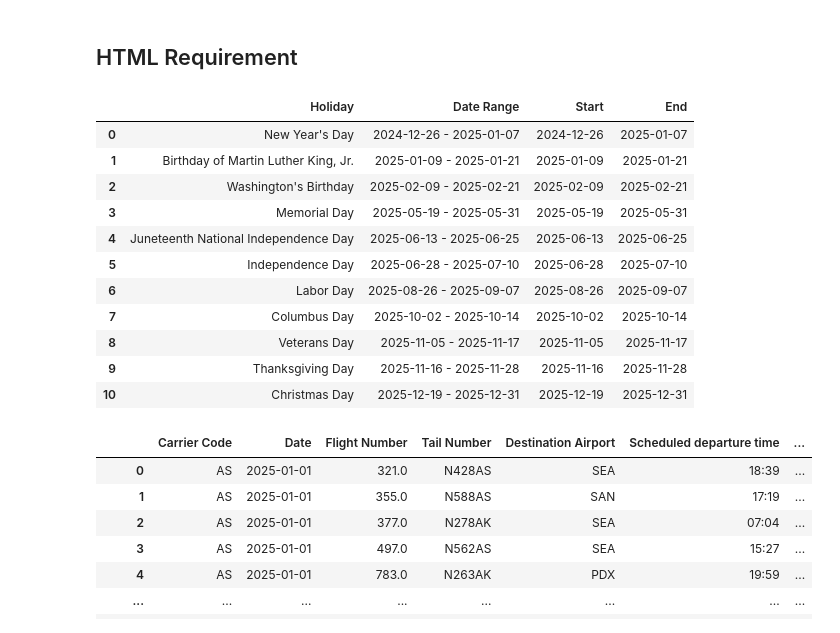
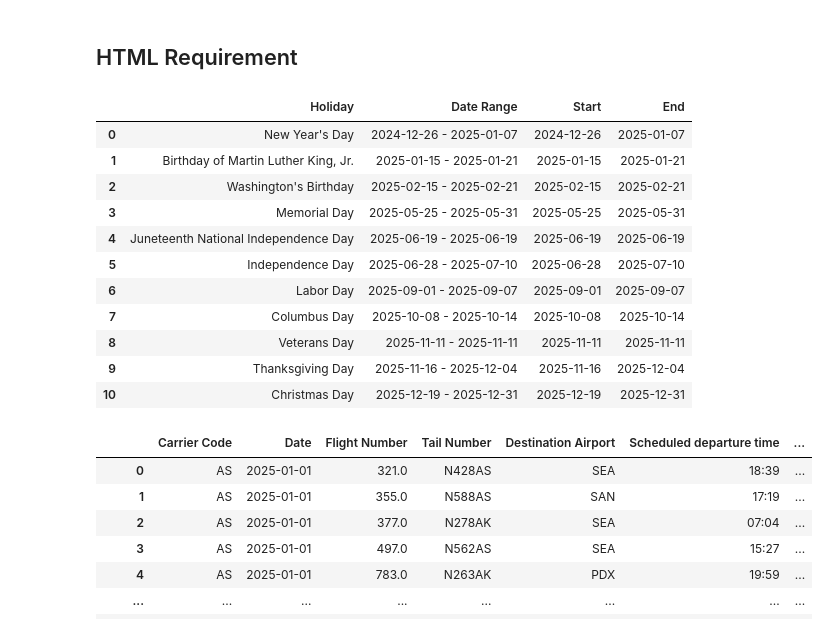
Before and after one commit to stabweee/FlightDelay, a Jupyter notebook: submissions/Final Project Phase II.ipynb, the cells around one changed output. Saved outputs shown, nothing was run; the diff lists cells and outputs as text; code cells hidden in the pictures.

Commit message:
Rework to logic for holiday seasons' date range.

```diff
--- a/submissions/Final Project Phase II.ipynb
+++ b/submissions/Final Project Phase II.ipynb
@@ -165,53 +165,55 @@ def html_parser():
   holidays_df = pd.DataFrame(holidays)
 
   # Convert Date in words to Date Range
-  ## We only analyze 2025 dates. We assume that that the accetable range is a maximum of 6 days before and after a holiday
+  ## We only analyze 2025 dates. We assume that that the accetable range is a maximum of 6 days before and after big holidays
   ## date for the departure to be reasonably associated with the holiday.
   year = 2025
   hdRange = 6
+  bigHolidays = ["New Year's Day", "Independence Day", "Thanksgiving Day","Christmas Day"]
   ## Split strings like "January 15–21(Third Monday)" into month, start day, and end day
   ### where the end day is NaN for single dates
   #### hyphen not required because of single dates, so we need a noncapturing group
-  dateParts = holidays_df["Date"].str.extract(r"([A-Za-z]+)\s+(\d+)(?:-(\d+))?")
+  ##### wikipedia uses en dash, so create character class of hypens to ensure range is captured
+  dateParts = holidays_df["Date"].str.extract(r"([A-Za-z]+)\s+(\d+)(?:[–-](\d+))?")
   dateParts.columns = ["Month", "Start Day", "End Day"]
   ## format %B because month given in full proper noun i.e. January vs Jan
   month = pd.to_datetime(dateParts["Month"], format="%B").dt.month
-  ## already a range is True for those in dateParts with an End Day
-  alrRange = dateParts["End Day"].notna()
   ### If the holiday was provided as a single date, then the start day is the end day
-  endDay = dateParts["End Day"].fillna(dateParts["Start Day"])
-  ## create start and end days as datetime objects
+  dateParts["End Day"] = dateParts["End Day"].fillna(dateParts["Start Day"])
+  ## create start and end days as series of datetime objects
   start = pd.to_datetime(pd.DataFrame({"year": year, "month": month, "day": dateParts["Start Day"].astype(int)}))
-  end = pd.to_datetime(pd.DataFrame({"year": year, "month": month, "day": endDay.astype(int)}))
+  end = pd.to_datetime(pd.DataFrame({"year": year, "month": month, "day": dateParts["End Day"].astype(int)}))
   ## find the dates that start and end the range of each "holiday season"
-  ### .where(cond, thing to swap with if cond false)
+  ### we need to make sure we filter big holidays which have larger seasons than smaller holidays
+  isBH = holidays_df["Holiday"].isin(bigHolidays)
+  #### .where(cond, input if cond is false)
   ### TimeDelta basically lets me add or subtract x amount of time from a datetime object
-  holidays_df["Start"] = start.where(alrRange, start - pd.Timedelta(days=hdRange))
-  holidays_df["End"] = end.where(alrRange, end + pd.Timedelta(days=hdRange))
+  holidays_df["Start"] = start.where(~isBH, start - pd.Timedelta(days=hdRange))
+  holidays_df["End"] = end.where(~isBH, end + pd.Timedelta(days=hdRange))
  #holidays_df = holidays_df.drop(columns="Date")
   ## Date column has been reformatted and renamed
   holidays_df["Date"] = holidays_df["Start"].astype(str)+ " - " + holidays_df["End"].astype(str)
   holidays_df.rename(columns={"Date" : "Date Range"}, inplace = True)
 
   # DataFrame to CSV
   holidays_df.to_csv("../data/processed/holidays.csv", index=False)
 
   return holidays_df
 
 ############ Function Call ############
 html_parser()
 # %% [output]
 |  | Holiday | Date Range | Start | End |
 | 0 | New Year's Day | 2024-12-26 - 2025-01-07 | 2024-12-26 | 2025-01-07 |
-| 1 | Birthday of Martin Luther King, Jr. | 2025-01-09 - 2025-01-21 | 2025-01-09 | 2025-01-21 |
-| 2 | Washington's Birthday | 2025-02-09 - 2025-02-21 | 2025-02-09 | 2025-02-21 |
-| 3 | Memorial Day | 2025-05-19 - 2025-05-31 | 2025-05-19 | 2025-05-31 |
-| 4 | Juneteenth National Independence Day | 2025-06-13 - 2025-06-25 | 2025-06-13 | 2025-06-25 |
+| 1 | Birthday of Martin Luther King, Jr. | 2025-01-15 - 2025-01-21 | 2025-01-15 | 2025-01-21 |
+| 2 | Washington's Birthday | 2025-02-15 - 2025-02-21 | 2025-02-15 | 2025-02-21 |
+| 3 | Memorial Day | 2025-05-25 - 2025-05-31 | 2025-05-25 | 2025-05-31 |
+| 4 | Juneteenth National Independence Day | 2025-06-19 - 2025-06-19 | 2025-06-19 | 2025-06-19 |
 | 5 | Independence Day | 2025-06-28 - 2025-07-10 | 2025-06-28 | 2025-07-10 |
-| 6 | Labor Day | 2025-08-26 - 2025-09-07 | 2025-08-26 | 2025-09-07 |
-| 7 | Columbus Day | 2025-10-02 - 2025-10-14 | 2025-10-02 | 2025-10-14 |
-| 8 | Veterans Day | 2025-11-05 - 2025-11-17 | 2025-11-05 | 2025-11-17 |
-| 9 | Thanksgiving Day | 2025-11-16 - 2025-11-28 | 2025-11-16 | 2025-11-28 |
+| 6 | Labor Day | 2025-09-01 - 2025-09-07 | 2025-09-01 | 2025-09-07 |
+| 7 | Columbus Day | 2025-10-08 - 2025-10-14 | 2025-10-08 | 2025-10-14 |
+| 8 | Veterans Day | 2025-11-11 - 2025-11-11 | 2025-11-11 | 2025-11-11 |
+| 9 | Thanksgiving Day | 2025-11-16 - 2025-12-04 | 2025-11-16 | 2025-12-04 |
 | 10 | Christmas Day | 2025-12-19 - 2025-12-31 | 2025-12-19 | 2025-12-31 |
 # %%
 ### Function to add boolean column/series into flight_data so we can easily analyze and compare dates which are now
```
Also changed, not shown: parts of 1 cell of this notebook, 2 other files.
